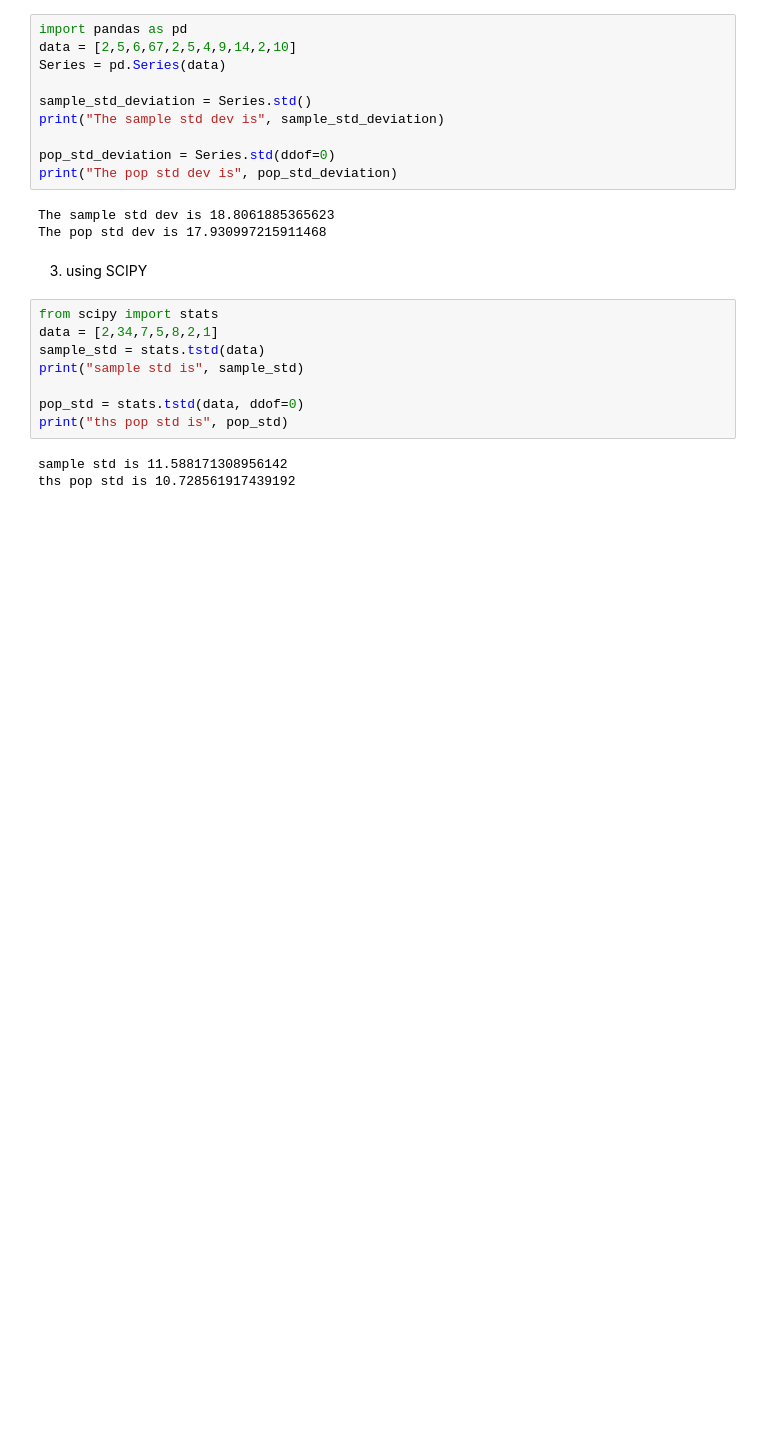
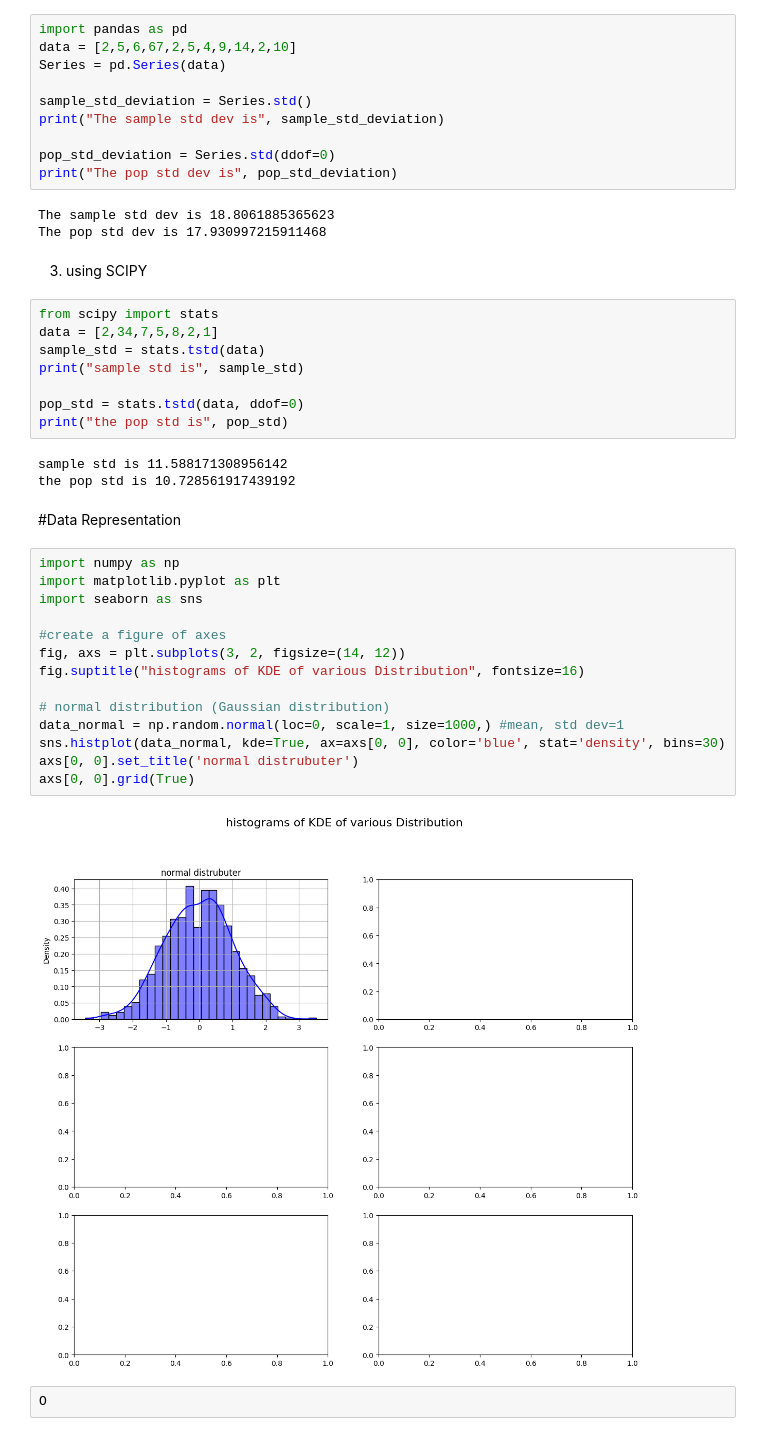
Before and after one commit to khushirajput01/All-statistics-Solution, a Jupyter notebook: all_statistics.ipynb, the cells around one changed output. Drawn from its saved outputs; the diff is of its cells as text; blank space fills up the shorter version.

```diff
--- a/all_statistics.ipynb
+++ b/all_statistics.ipynb
@@ -217,7 +220,27 @@ sample_std = stats.tstd(data)
 print("sample std is", sample_std)
 
 pop_std = stats.tstd(data, ddof=0)
-print("ths pop std is", pop_std)
+print("the pop std is", pop_std)
 # %% [output]
 sample std is 11.588171308956142
-ths pop std is 10.728561917439192
+the pop std is 10.728561917439192
+# %% [markdown]
+#Data Representation
+# %%
+import numpy as np
+import matplotlib.pyplot as plt
+import seaborn as sns
+
+#create a figure of axes
+fig, axs = plt.subplots(3, 2, figsize=(14, 12))
+fig.suptitle("histograms of KDE of various Distribution", fontsize=16)
+
+# normal distribution (Gaussian distribution)
+data_normal = np.random.normal(loc=0, scale=1, size=1000,) #mean, std dev=1
+sns.histplot(data_normal, kde=True, ax=axs[0, 0], color='blue', stat='density', bins=30)
+axs[0, 0].set_title('normal distrubuter')
+axs[0, 0].grid(True)
+# %% [output]
+[figure, added]
+# %%
+O
```
Also changed, not shown: parts of 1 cell of this notebook.
